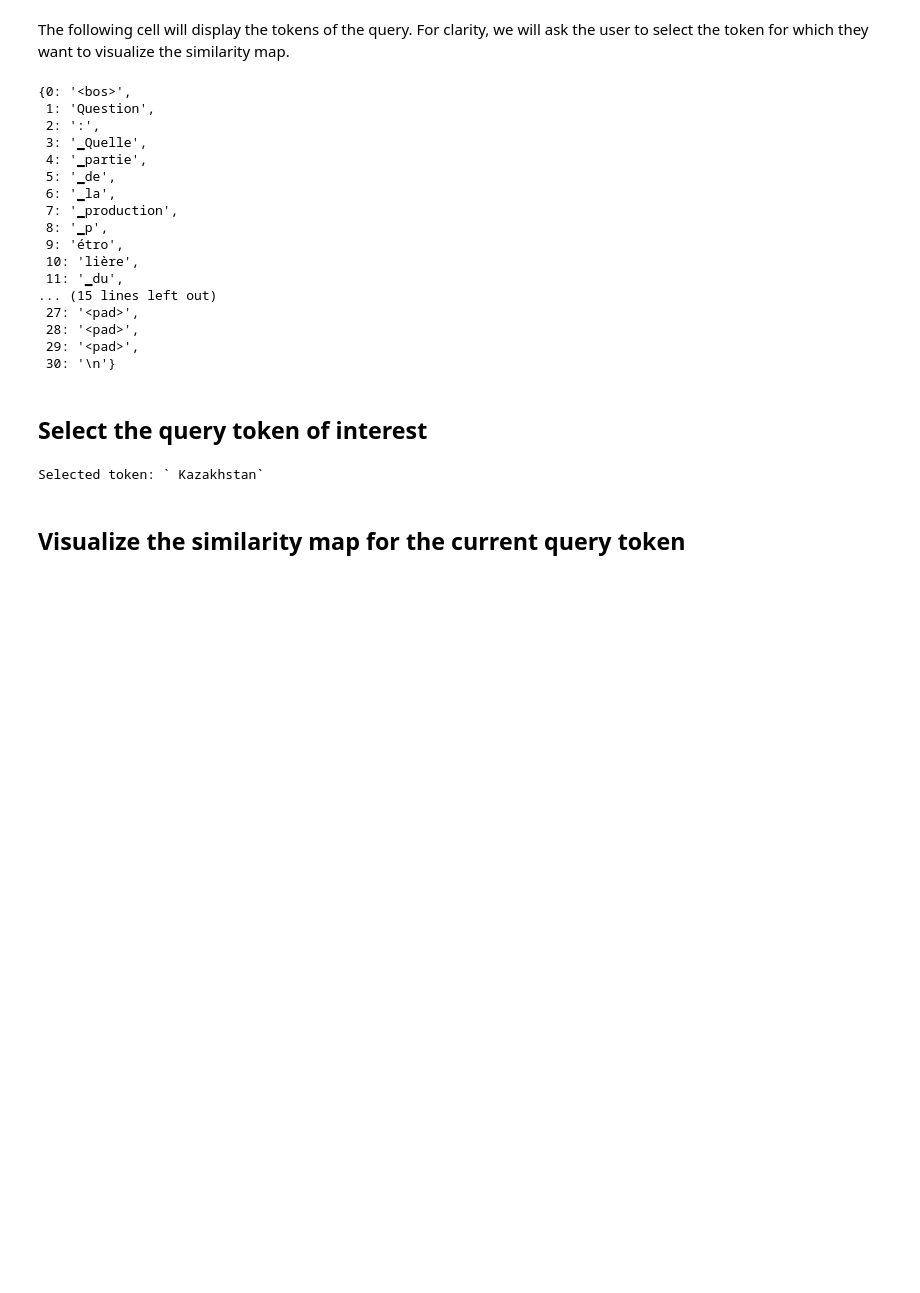
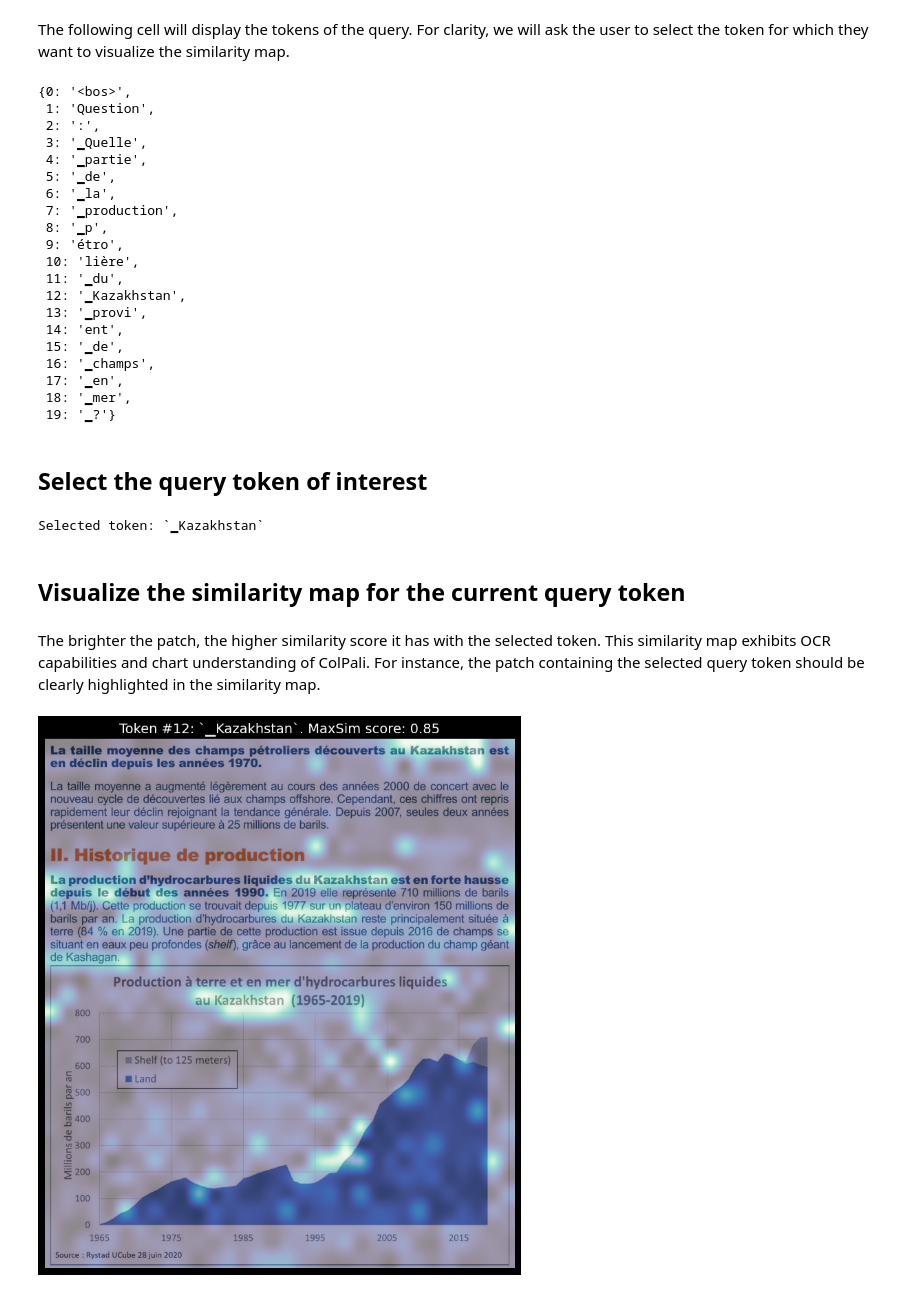
Before and after one commit to tonywu71/colpali-cookbooks, a Jupyter notebook: examples/gen_colpali_similarity_maps.ipynb, the cells around one changed output. Drawn from its saved outputs; the diff is of its cells as text; code cells hidden in the pictures; blank space fills up the shorter version.

```diff
--- a/examples/gen_colpali_similarity_maps.ipynb
+++ b/examples/gen_colpali_similarity_maps.ipynb
@@ -155,0 +137,8 @@ similarity_map_normalized = normalize_similarity_map_per_query_token(
+# %%
+# Get the number of image patches
+n_patches = processor.get_n_patches(image_size=image.size, patch_size=model.patch_size)
+
+print(f"Number of image patches: {n_patches}")
+
+# Get the tensor mask to filter out the embeddings that are not related to the image
+image_mask = processor.get_image_mask(batch_images)
@@ -155,0 +147,13 @@ similarity_map_normalized = normalize_similarity_map_per_query_token(
+# %%
+# Generate the similarity maps
+batched_similarity_maps = get_similarity_maps_from_embeddings(
+    image_embeddings=image_embeddings,
+    query_embeddings=query_embeddings,
+    n_patches=n_patches,
+    image_mask=image_mask,
+)
+
+# Get the similarity map for our (only) input image
+similarity_maps = batched_similarity_maps[0]  # (query_length, n_patches_x, n_patches_y)
+
+print(f"Similarity map shape: (query_length, n_patches_x, n_patches_y) = {tuple(similarity_maps.shape)}")
@@ -157,7 +163,9 @@ similarity_map_normalized = normalize_similarity_map_per_query_token(
 The following cell will display the tokens of the query. For clarity, we will ask the user to select the token for which they want to visualize the similarity map.
 # %%
 # Use this cell output to choose a token using its index
-query_tokens = processor.tokenizer.tokenize(processor.decode(input_text_processed.input_ids[0]))
+query_content = processor.decode(batch_queries.input_ids[0]).replace(processor.tokenizer.pad_token, "")
+query_content = query_content.replace(processor.query_augmentation_token, "").strip()
+query_tokens = processor.tokenizer.tokenize(query_content)
 
 pprint.pprint({idx: val for idx, val in enumerate(query_tokens)})
 # %% [output]
@@ -173,23 +181,42 @@ pprint.pprint({idx: val for idx, val in enumerate(query_tokens)})
  9: 'étro',
  10: 'lière',
  11: '▁du',
-... (15 lines left out)
- 27: '<pad>',
- 28: '<pad>',
- 29: '<pad>',
- 30: '\n'}
+ 12: '▁Kazakhstan',
+ 13: '▁provi',
+ 14: 'ent',
+ 15: '▁de',
+ 16: '▁champs',
+ 17: '▁en',
+ 18: '▁mer',
+ 19: '▁?'}
 # %% [markdown]
 ## Select the query token of interest
 # %%
-# Choose a token
+# Choose a token using its index
 token_idx = 12  # e.g. if "12: '▁Kazakhstan',", set 12 to choose the token 'Kazakhstan'
 
-print(f"Selected token: `{processor.decode(input_text_processed.input_ids[0, token_idx])}`")
+print(f"Selected token: `{query_tokens[token_idx]}`")
 
 # Retrieve the similarity map for the chosen token
-current_similarity_map = similarity_map_normalized[0, token_idx, :, :]
+current_similarity_map = similarity_maps[token_idx]  # (n_patches_x, n_patches_y)
 # %% [output]
-Selected token: ` Kazakhstan`
+Selected token: `▁Kazakhstan`
 # %% [markdown]
 ## Visualize the similarity map for the current query token
+# %% [markdown]
+The brighter the patch, the higher similarity score it has with the selected token. This similarity map exhibits OCR capabilities and chart understanding of ColPali. For instance, the patch containing the selected query token should be clearly highlighted in the similarity map.
+# %%
+fig, ax = plot_similarity_map(
+    image=image,
+    similarity_map=current_similarity_map,
+    figsize=(8, 8),
+    show_colorbar=False,
+)
+
+max_sim_score = similarity_maps[token_idx, :, :].max().item()
+ax.set_title(f"Token #{token_idx}: `{query_tokens[token_idx]}`. MaxSim score: {max_sim_score:.2f}", fontsize=14)
+
+fig
+# %% [output]
+[figure, added]
 # %% [markdown]
```
Also changed, not shown: parts of 21 cells of this notebook, 3 other files.
